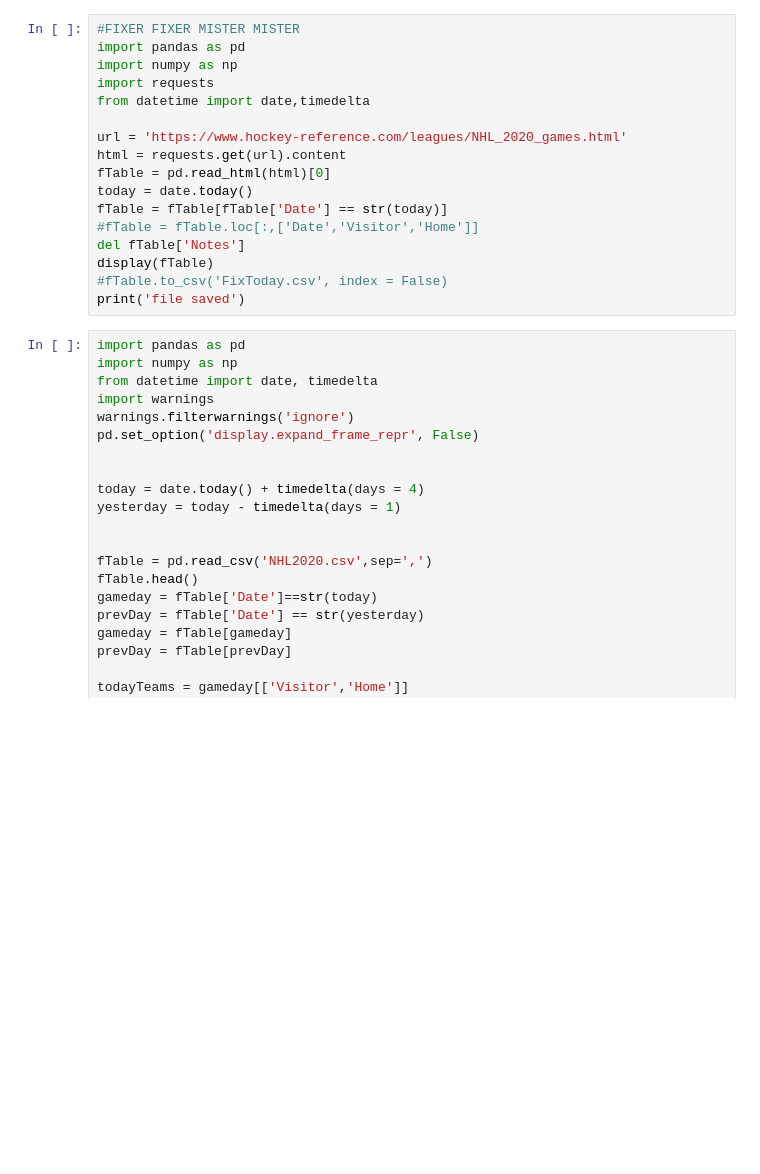
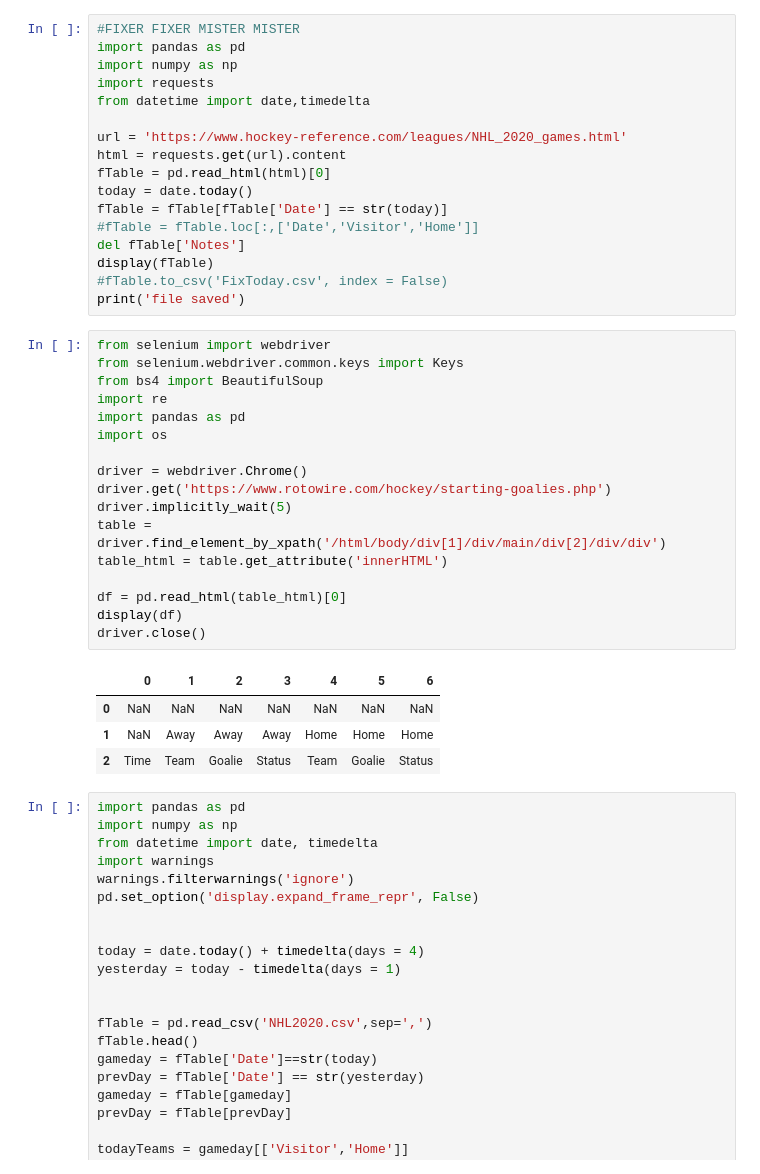
Before and after one commit to DaBeeZy/NHLStuff, a Jupyter notebook: NHL Predictions.ipynb, the cells around one changed output. Cells and saved outputs as stored; diff of their text form; blank space fills up the shorter version.

```diff
--- a/NHL Predictions.ipynb
+++ b/NHL Predictions.ipynb
@@ -559,6 +639,28 @@ del fTable['Notes']
 display(fTable)
 #fTable.to_csv('FixToday.csv', index = False)
 print('file saved')
+# %%
+from selenium import webdriver
+from selenium.webdriver.common.keys import Keys
+from bs4 import BeautifulSoup
+import re
+import pandas as pd
+import os
+
+driver = webdriver.Chrome()
+driver.get('https://www.rotowire.com/hockey/starting-goalies.php')
+driver.implicitly_wait(5)
+table = driver.find_element_by_xpath('/html/body/div[1]/div/main/div[2]/div/div')
+table_html = table.get_attribute('innerHTML')
+
+df = pd.read_html(table_html)[0]
+display(df)
+driver.close()
+# %% [output]
+|  | 0 | 1 | 2 | 3 | 4 | 5 | 6 |
+| 0 | NaN | NaN | NaN | NaN | NaN | NaN | NaN |
+| 1 | NaN | Away | Away | Away | Home | Home | Home |
+| 2 | Time | Team | Goalie | Status | Team | Goalie | Status |
 # %%
 import pandas as pd
 import numpy as np
```
Also changed, not shown: parts of 2 cells of this notebook, 4 other files.
